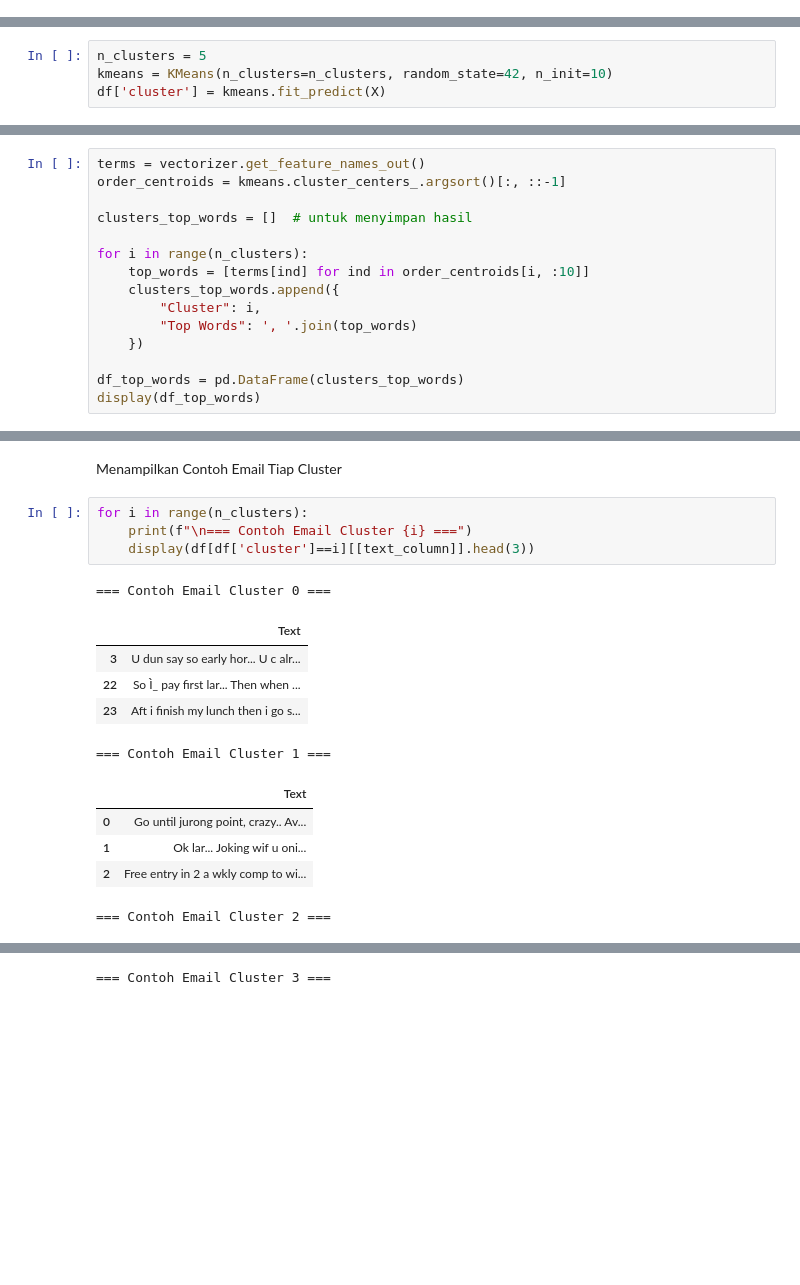
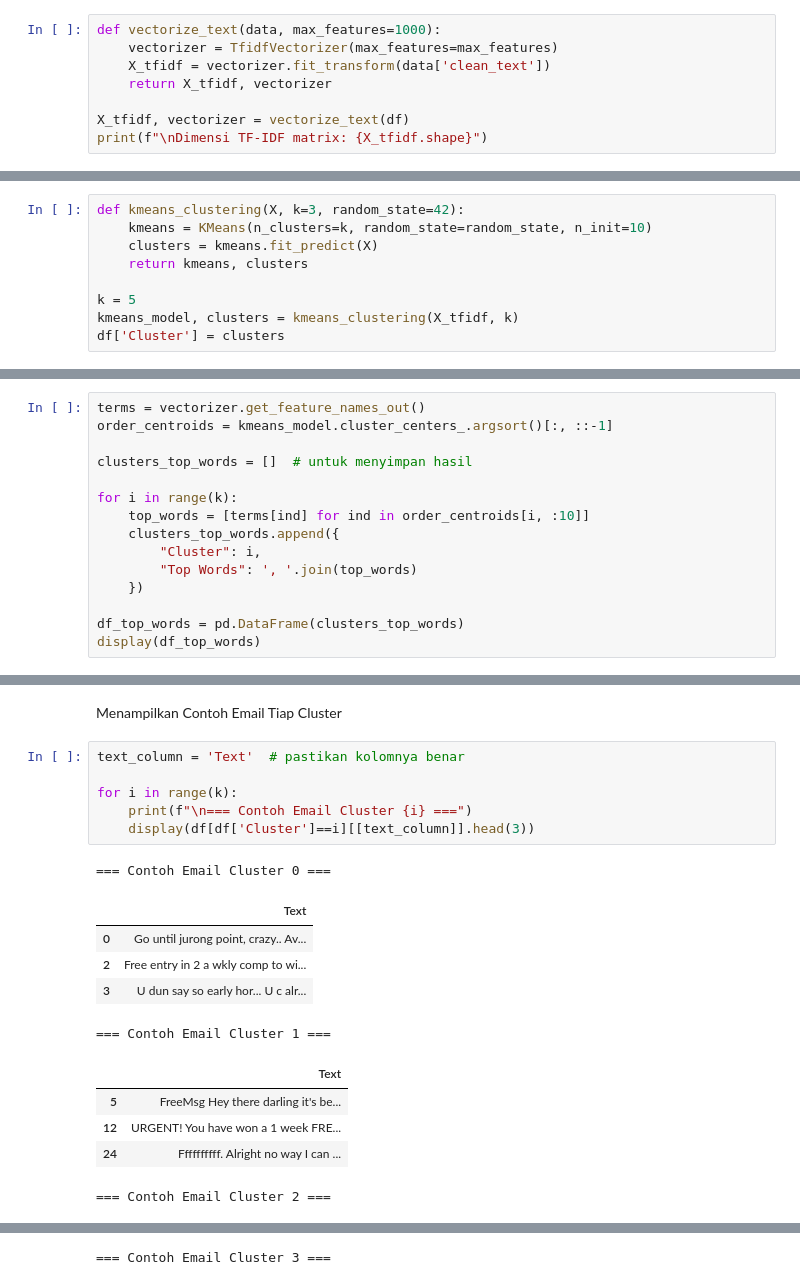
Before and after one commit to mabrurahrahayu-creator/PPW, a Jupyter notebook: _sources/UTS_PPW.ipynb, the cells around one changed output, grey strips where cells are left out. Saved outputs shown, nothing was run; the diff lists cells and outputs as text; blank space fills up the shorter version.

```diff
--- a/_sources/UTS_PPW.ipynb
+++ b/_sources/UTS_PPW.ipynb
@@ -307,0 +460,8 @@ X = vectorizer.fit_transform(df['cleaned_text'])
+# %%
+def vectorize_text(data, max_features=1000):
+    vectorizer = TfidfVectorizer(max_features=max_features)
+    X_tfidf = vectorizer.fit_transform(data['clean_text'])
+    return X_tfidf, vectorizer
+
+X_tfidf, vectorizer = vectorize_text(df)
+print(f"\nDimensi TF-IDF matrix: {X_tfidf.shape}")
@@ -308,6 +470,2 @@ X = vectorizer.fit_transform(df['cleaned_text'])
 # %% [markdown]
 Clustering dengan K-Means
-# %%
-n_clusters = 5
-kmeans = KMeans(n_clusters=n_clusters, random_state=42, n_init=10)
-df['cluster'] = kmeans.fit_predict(X)
@@ -330,0 +472,9 @@ plt.show()
+# %%
+def kmeans_clustering(X, k=3, random_state=42):
+    kmeans = KMeans(n_clusters=k, random_state=random_state, n_init=10)
+    clusters = kmeans.fit_predict(X)
+    return kmeans, clusters
+
+k = 5
+kmeans_model, clusters = kmeans_clustering(X_tfidf, k)
+df['Cluster'] = clusters
@@ -332,11 +494,11 @@ plt.show()
 Menampilkan Kata Dominan per Cluster
 # %%
 terms = vectorizer.get_feature_names_out()
-order_centroids = kmeans.cluster_centers_.argsort()[:, ::-1]
+order_centroids = kmeans_model.cluster_centers_.argsort()[:, ::-1]
 
 clusters_top_words = []  # untuk menyimpan hasil
 
-for i in range(n_clusters):
+for i in range(k):
     top_words = [terms[ind] for ind in order_centroids[i, :10]]
     clusters_top_words.append({
         "Cluster": i,
@@ -355,19 +540,21 @@ display(df_top_words)
 # %% [markdown]
 Menampilkan Contoh Email Tiap Cluster
 # %%
-for i in range(n_clusters):
+text_column = 'Text'  # pastikan kolomnya benar
+
+for i in range(k):
     print(f"\n=== Contoh Email Cluster {i} ===")
-    display(df[df['cluster']==i][[text_column]].head(3))
+    display(df[df['Cluster']==i][[text_column]].head(3))
 # %% [output]
 === Contoh Email Cluster 0 ===
 |  | Text |
+| 0 | Go until jurong point, crazy.. Av... |
+| 2 | Free entry in 2 a wkly comp to wi... |
 | 3 | U dun say so early hor... U c alr... |
-| 22 | So Ì_ pay first lar... Then when ... |
-| 23 | Aft i finish my lunch then i go s... |
 === Contoh Email Cluster 1 ===
 |  | Text |
-| 0 | Go until jurong point, crazy.. Av... |
-| 1 | Ok lar... Joking wif u oni... |
-| 2 | Free entry in 2 a wkly comp to wi... |
+| 5 | FreeMsg Hey there darling it's be... |
+| 12 | URGENT! You have won a 1 week FRE... |
+| 24 | Ffffffffff. Alright no way I can ... |
 === Contoh Email Cluster 2 ===
 |  | Text |
```
Also changed, not shown: parts of 22 cells of this notebook, 4 other files.
